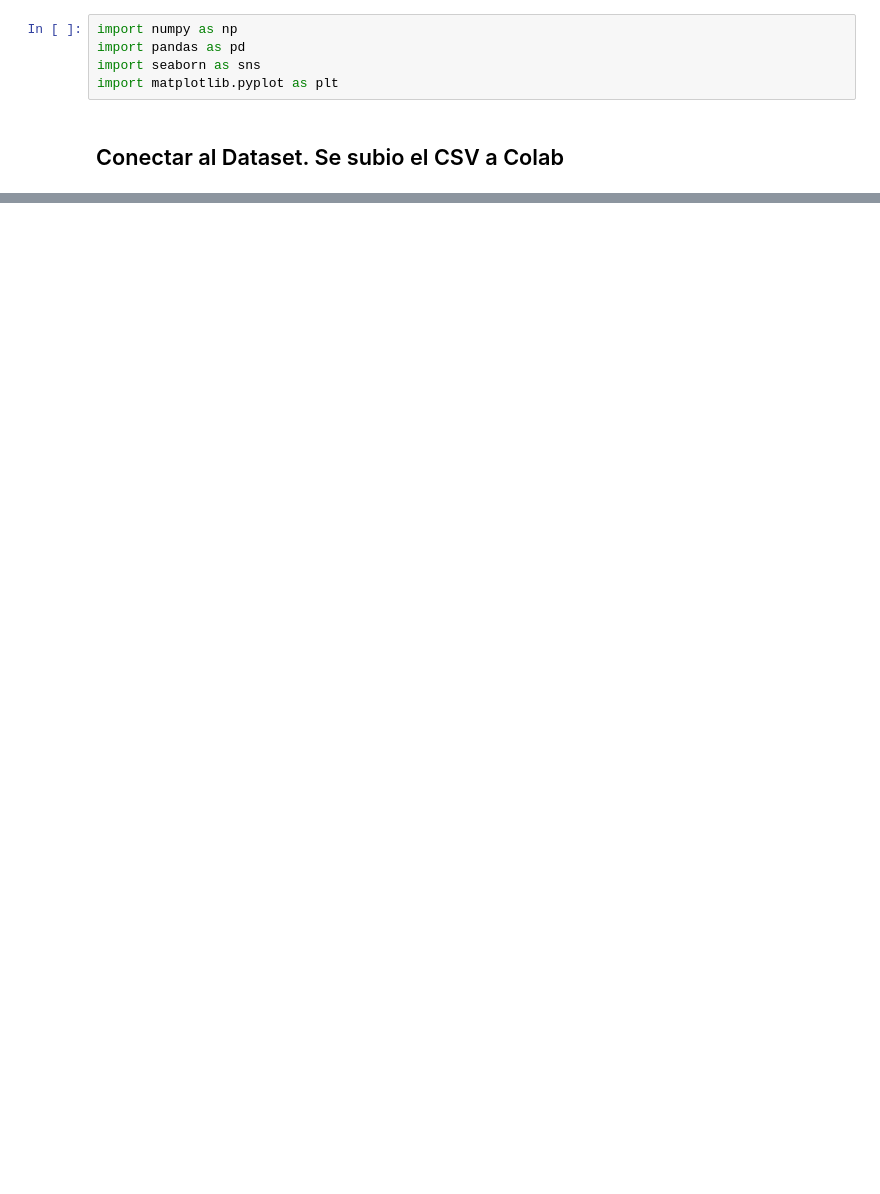
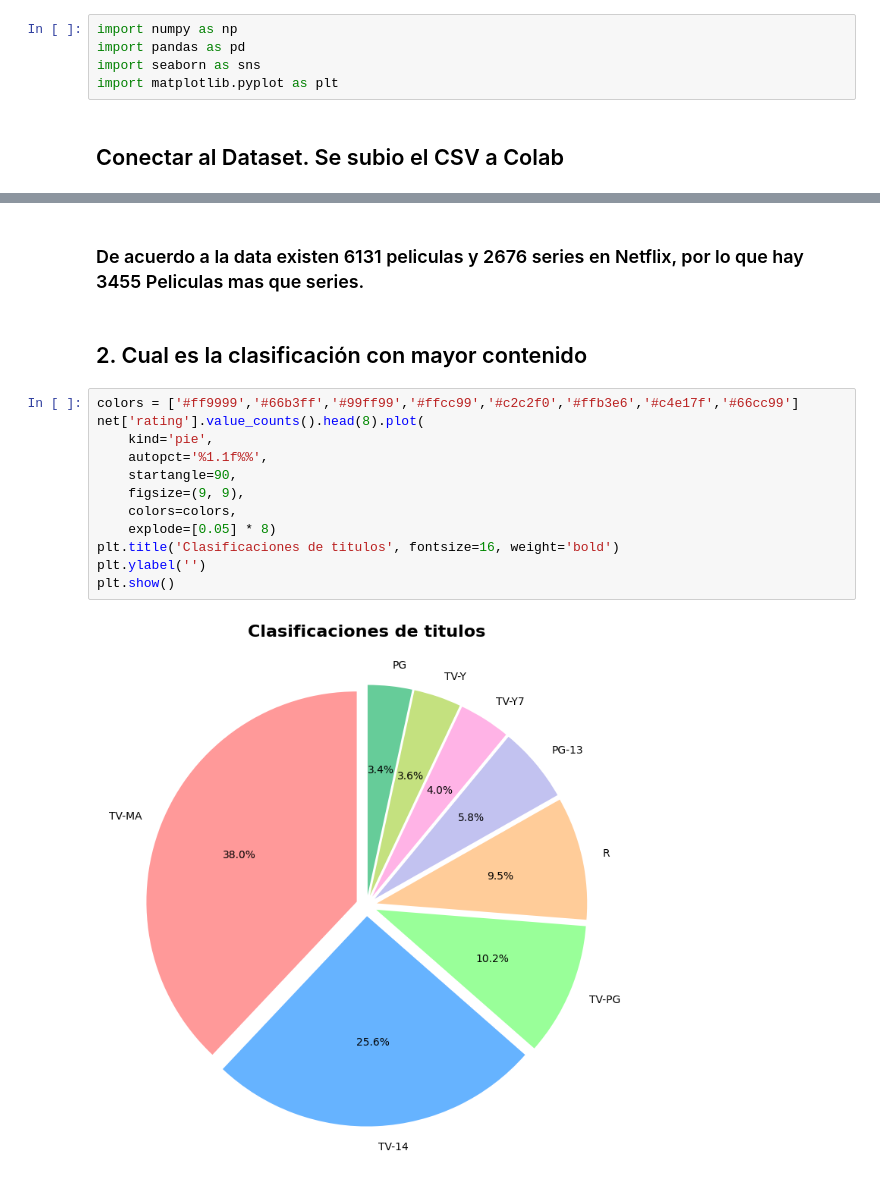
Before and after one commit to ronald-duarte/ds1, a Jupyter notebook: ProyectoDS_ParteI_Duarte.ipynb, the cells around one changed output, grey strips where cells are left out. Cells and saved outputs as stored; diff of their text form; blank space fills up the shorter version.

```diff
--- a/ProyectoDS_ParteI_Duarte.ipynb
+++ b/ProyectoDS_ParteI_Duarte.ipynb
@@ -39,0 +159,18 @@ netflix
+# %% [markdown]
+### De acuerdo a la data existen 6131 peliculas y 2676 series en Netflix, por lo que hay 3455 Peliculas mas que series.
+# %% [markdown]
+## 2. Cual es la clasificación con mayor contenido
+# %%
+colors = ['#ff9999','#66b3ff','#99ff99','#ffcc99','#c2c2f0','#ffb3e6','#c4e17f','#66cc99']
+net['rating'].value_counts().head(8).plot(
+    kind='pie',
+    autopct='%1.1f%%',
+    startangle=90,
+    figsize=(9, 9),
+    colors=colors,
+    explode=[0.05] * 8)
+plt.title('Clasificaciones de titulos', fontsize=16, weight='bold')
+plt.ylabel('')
+plt.show()
+# %% [output]
+[figure, added]
```
Also changed, not shown: parts of 35 cells of this notebook.
